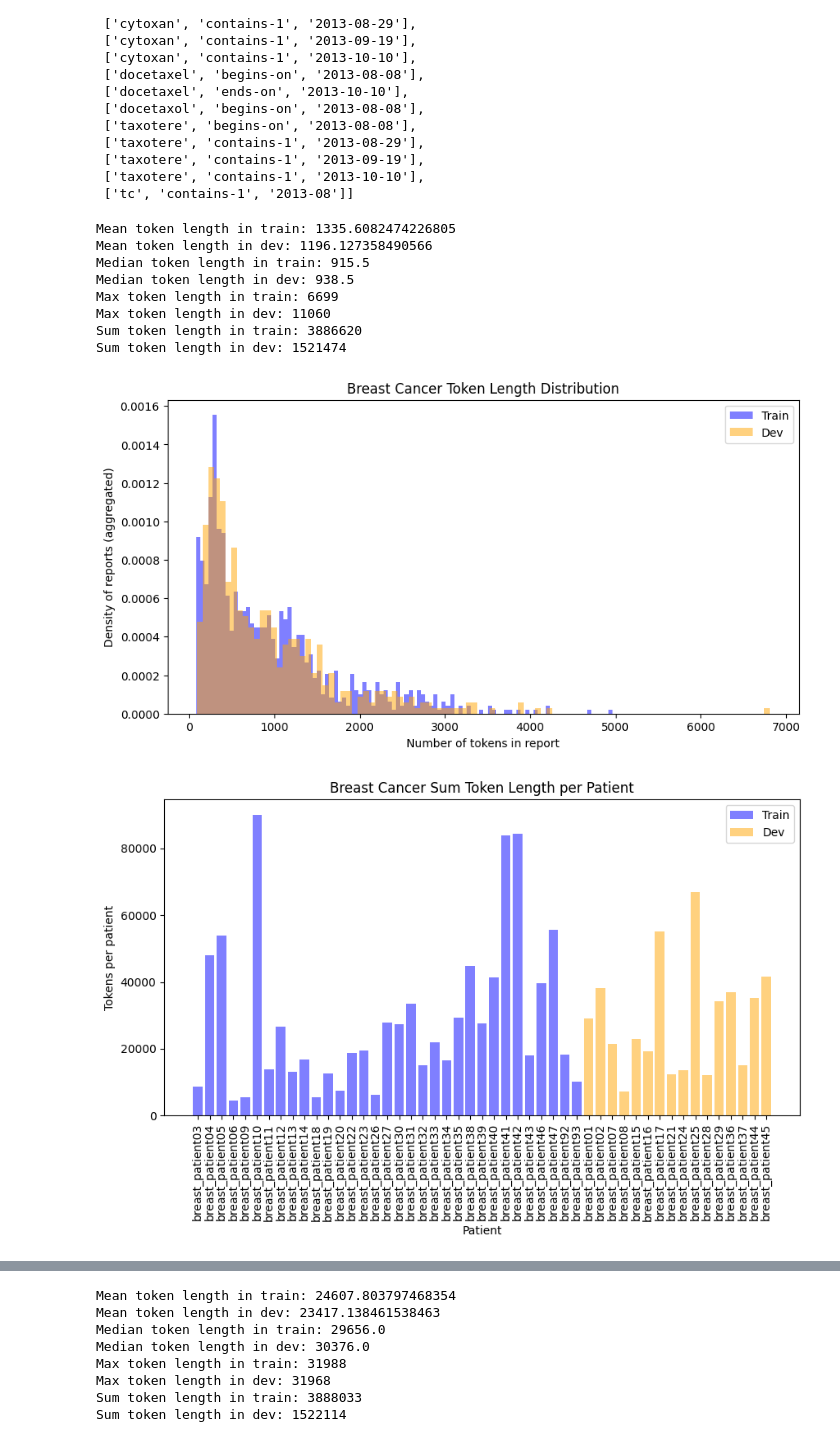
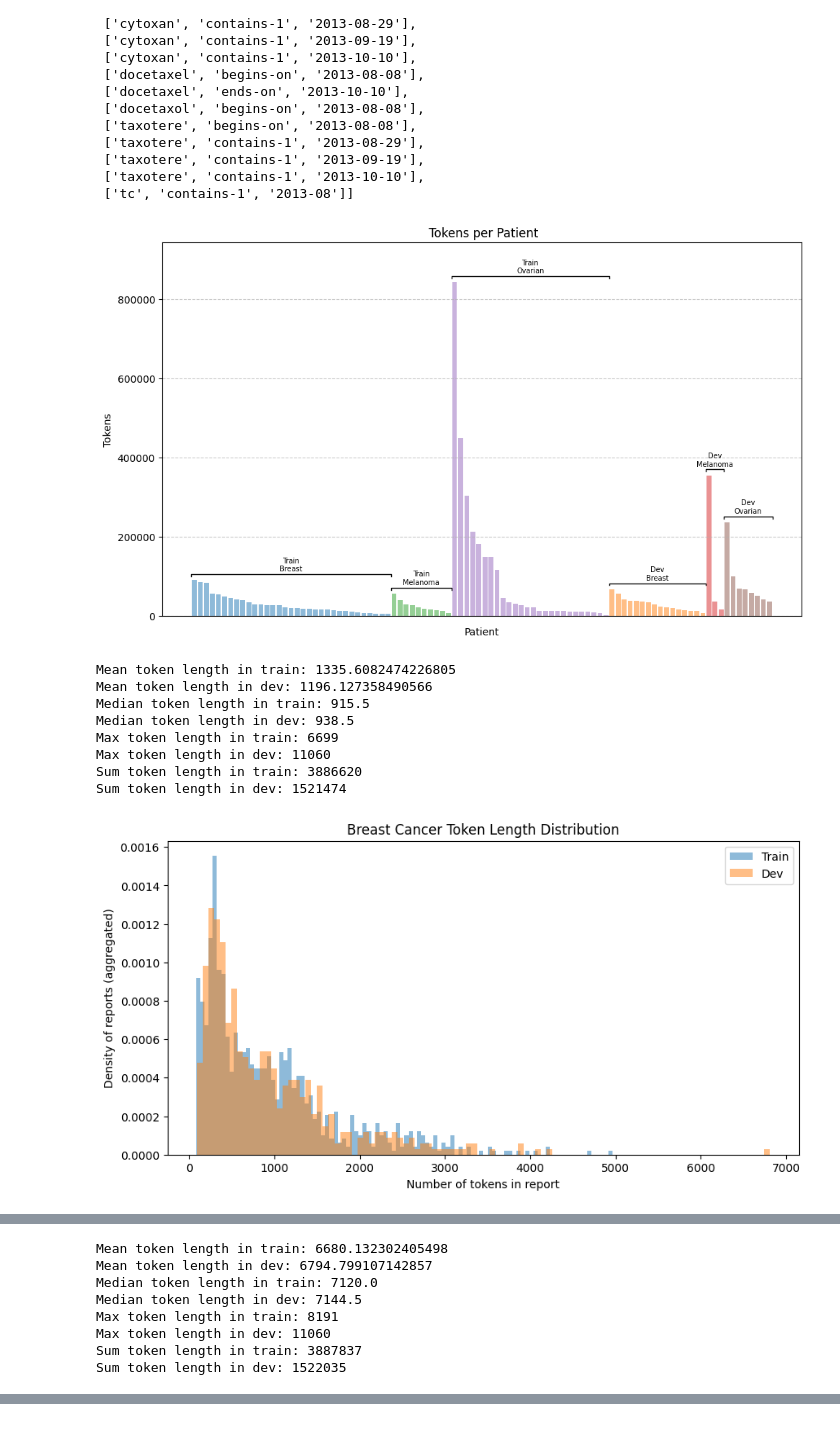
Before and after one commit to vijay0019/UAB_ChemoTimelines, a Jupyter notebook: timeline_generation/explore.ipynb, the cells around one changed output, grey strips where cells are left out. Drawn from its saved outputs; the diff is of its cells as text; code cells hidden in the pictures.

```diff
--- a/timeline_generation/explore.ipynb
+++ b/timeline_generation/explore.ipynb
@@ -189,8 +247,8 @@ data = {split: {"chunks": defaultdict(list), "timeline": {}} for split in ["trai
 notes_path = "chemoTimelines2024_train_dev_labeled/subtask1/Patient_Notes"
 timelines_path = "chemoTimelines2024_train_dev_labeled/subtask1/Gold_Timelines_allPatients"
 
-for split in data:
-    for site in ["breast", "melanoma", "ovarian"]:
+for site in ["breast", "melanoma", "ovarian"]:
+    for split in data:
         timelines_file = os.path.join(timelines_path, f"{site}_{split}_all_patients_gold_timelines.json")
         if os.path.exists(timelines_file):
             timelines = json.load(open(timelines_file, "r"))
@@ -215,34 +273,37 @@ for split in data:
 
                     data[split]["timeline"][f"{site}_{patient}"] = processed_timeline
 
+for split in data:
     data[split]["chunks"] = dict(data[split]["chunks"])
+
+plot_patient(data)
 
 plot_token_lengths(data)
 
 for split in data:
     for patient, chunks in data[split]["chunks"].items():
         if len(chunks) > 1:
             concatenated_chunks = []
             current_chunk = chunks[0].strip()
             for chunk in chunks[1:]:
-                if len(tokenizer.encode(current_chunk + "\n\n\n" + chunk.strip())) < 32000:
+                if len(tokenizer.encode(current_chunk + "\n\n\n" + chunk.strip())) < 8192:
                     current_chunk += "\n\n\n" + chunk.strip()
                 else:
                     concatenated_chunks.append(current_chunk.strip())
                     current_chunk = chunk.strip()
             if current_chunk:
                 concatenated_chunks.append(current_chunk.strip())
             data[split]["chunks"][patient] = concatenated_chunks
 
 plot_token_lengths(data, " (concatenated)")
 # %% [output]
+[figure, new version]
 Mean token length in train: 1335.6082474226805
 Mean token length in dev: 1196.127358490566
 Median token length in train: 915.5
 Median token length in dev: 938.5
 Max token length in train: 6699
 Max token length in dev: 11060
 Sum token length in train: 3886620
 Sum token length in dev: 1521474
-[figure, old version]
-[figure, old version]
+[figure, new version]
@@ -251,0 +313,8 @@ Sum token length in dev: 1521474
+Mean token length in train: 6680.132302405498
+Mean token length in dev: 6794.799107142857
+Median token length in train: 7120.0
+Median token length in dev: 7144.5
+Max token length in train: 8191
+Max token length in dev: 11060
+Sum token length in train: 3887837
+Sum token length in dev: 1522035
@@ -255,8 +323,0 @@ Sum token length in dev: 1521474
-Mean token length in train: 24607.803797468354
-Mean token length in dev: 23417.138461538463
-Median token length in train: 29656.0
-Median token length in dev: 30376.0
-Max token length in train: 31988
-Max token length in dev: 31968
-Sum token length in train: 3888033
-Sum token length in dev: 1522114
```
Also changed, not shown: parts of 2 cells of this notebook, 1 other file.
